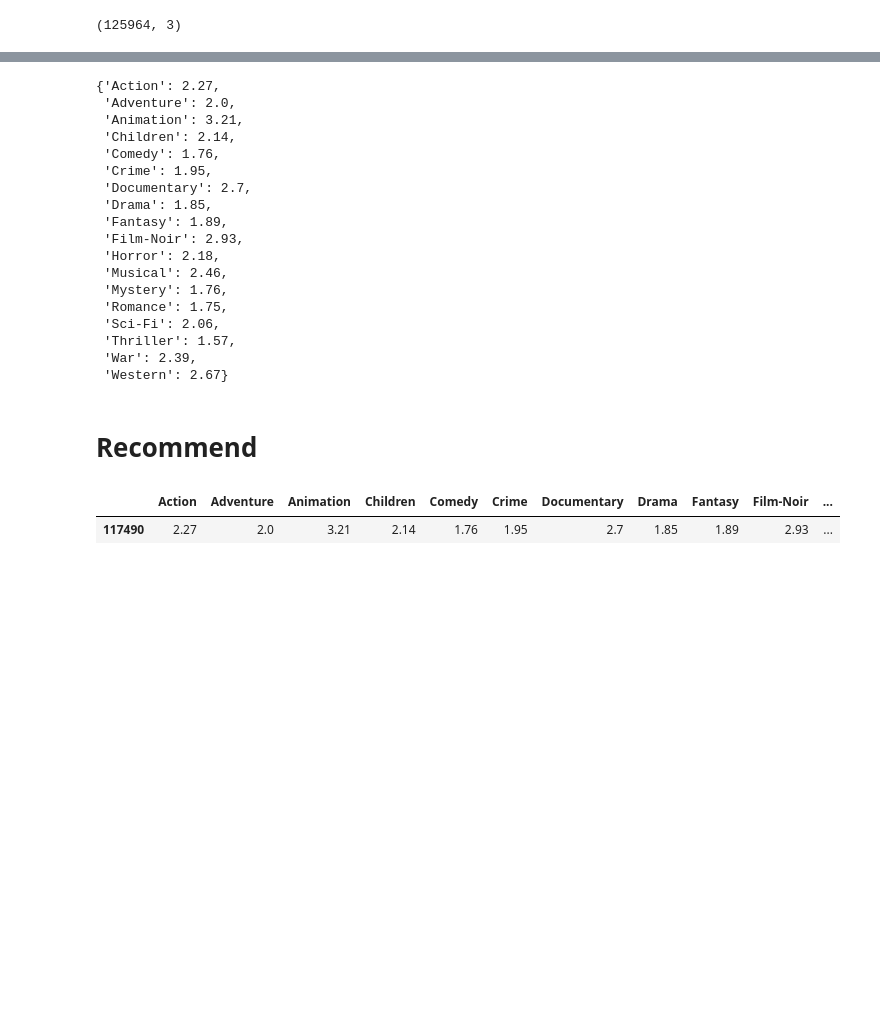
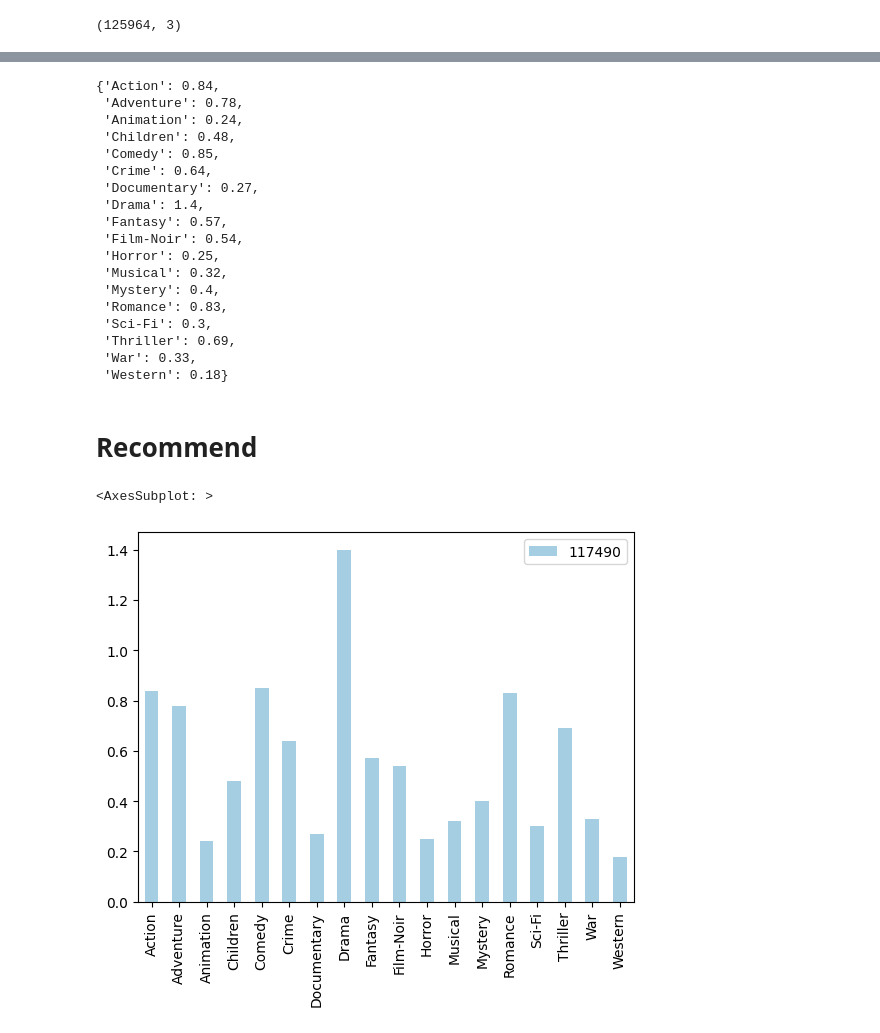
Before and after one commit to Rndns/moive-recommend-sys, a Jupyter notebook: movie-reco-sys.ipynb, the cells around one changed output, grey strips where cells are left out. Drawn from its saved outputs; the diff is of its cells as text; code cells hidden in the pictures; blank space fills up the shorter version.

```diff
--- a/movie-reco-sys.ipynb
+++ b/movie-reco-sys.ipynb
@@ -226,35 +225,35 @@ user_genre_sum_dict
 # %%
 # calcurate avg of the genre relationship values for each movie by genre
 user_genre_avg_dict = {}
-for genre_key, cnt in zip(user_genre_sum_dict, user_movie_df.sum()):
-    user_genre_avg_dict[genre_key] = round(user_genre_sum_dict[genre_key]/cnt, 2)
+for genre_key in user_genre_sum_dict:
+    user_genre_avg_dict[genre_key] = round(user_genre_sum_dict[genre_key]/len(user_movie_df), 2)
 user_genre_avg_dict
 # %% [output]
-{'Action': 2.27,
- 'Adventure': 2.0,
- 'Animation': 3.21,
- 'Children': 2.14,
- 'Comedy': 1.76,
- 'Crime': 1.95,
- 'Documentary': 2.7,
- 'Drama': 1.85,
- 'Fantasy': 1.89,
- 'Film-Noir': 2.93,
- 'Horror': 2.18,
- 'Musical': 2.46,
- 'Mystery': 1.76,
- 'Romance': 1.75,
- 'Sci-Fi': 2.06,
- 'Thriller': 1.57,
- 'War': 2.39,
- 'Western': 2.67}
+{'Action': 0.84,
+ 'Adventure': 0.78,
+ 'Animation': 0.24,
+ 'Children': 0.48,
+ 'Comedy': 0.85,
+ 'Crime': 0.64,
+ 'Documentary': 0.27,
+ 'Drama': 1.4,
+ 'Fantasy': 0.57,
+ 'Film-Noir': 0.54,
+ 'Horror': 0.25,
+ 'Musical': 0.32,
+ 'Mystery': 0.4,
+ 'Romance': 0.83,
+ 'Sci-Fi': 0.3,
+ 'Thriller': 0.69,
+ 'War': 0.33,
+ 'Western': 0.18}
 # %% [markdown]
 # Recommend
 # %%
 # dict to df
 users_genre_rel_df = pd.DataFrame([user_genre_avg_dict], index=[user])
-users_genre_rel_df
+users_genre_rel_df.T.plot(kind='bar', stacked=True ,colormap='Paired')
 # %% [output]
-|  | Action | Adventure | Animation | Children | Comedy | Crime | Documentary | Drama | Fantasy | Film-Noir | ... |
-| 117490 | 2.27 | 2.0 | 3.21 | 2.14 | 1.76 | 1.95 | 2.7 | 1.85 | 1.89 | 2.93 | ... |
+<AxesSubplot: >
+[figure, added]
 # %%
```
Also changed, not shown: parts of 19 cells of this notebook.
